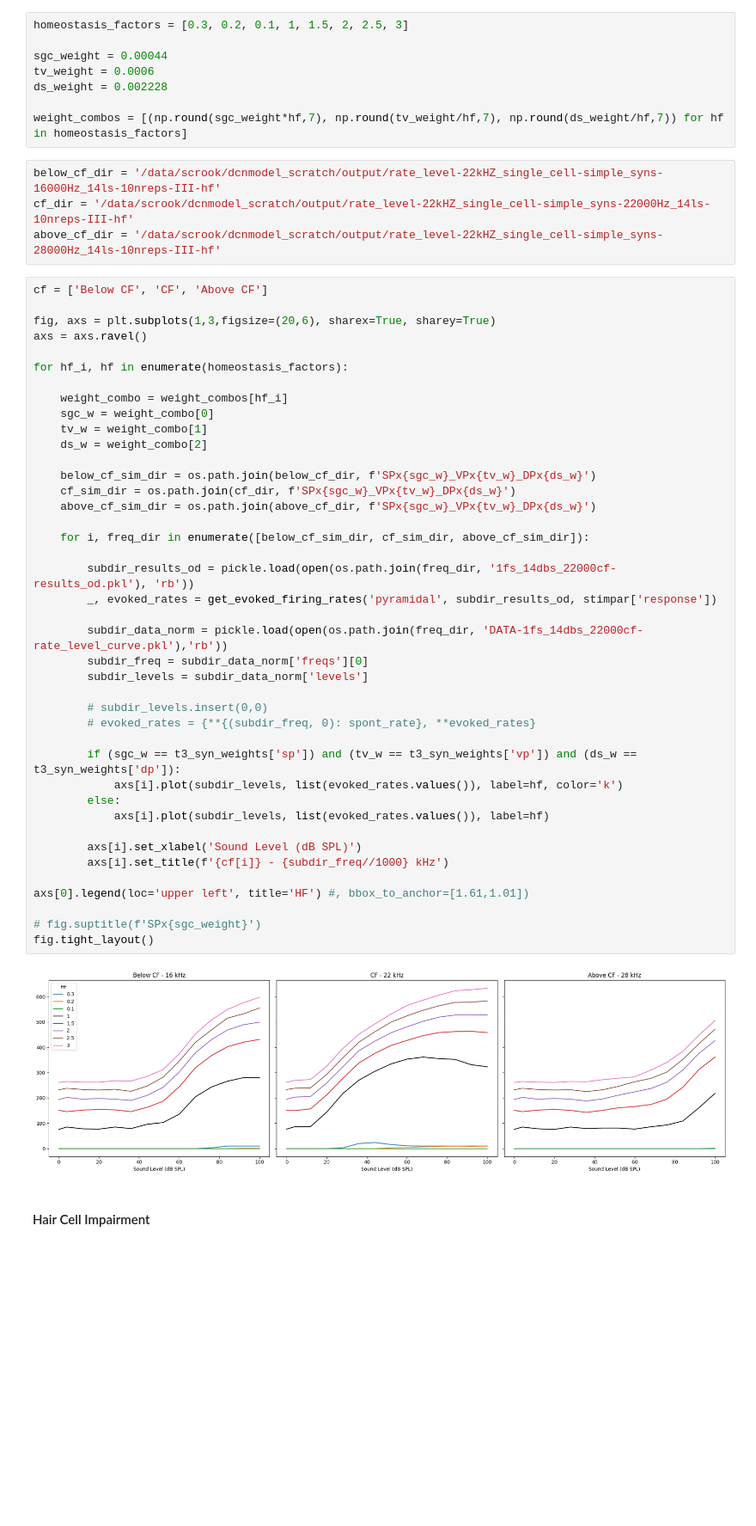
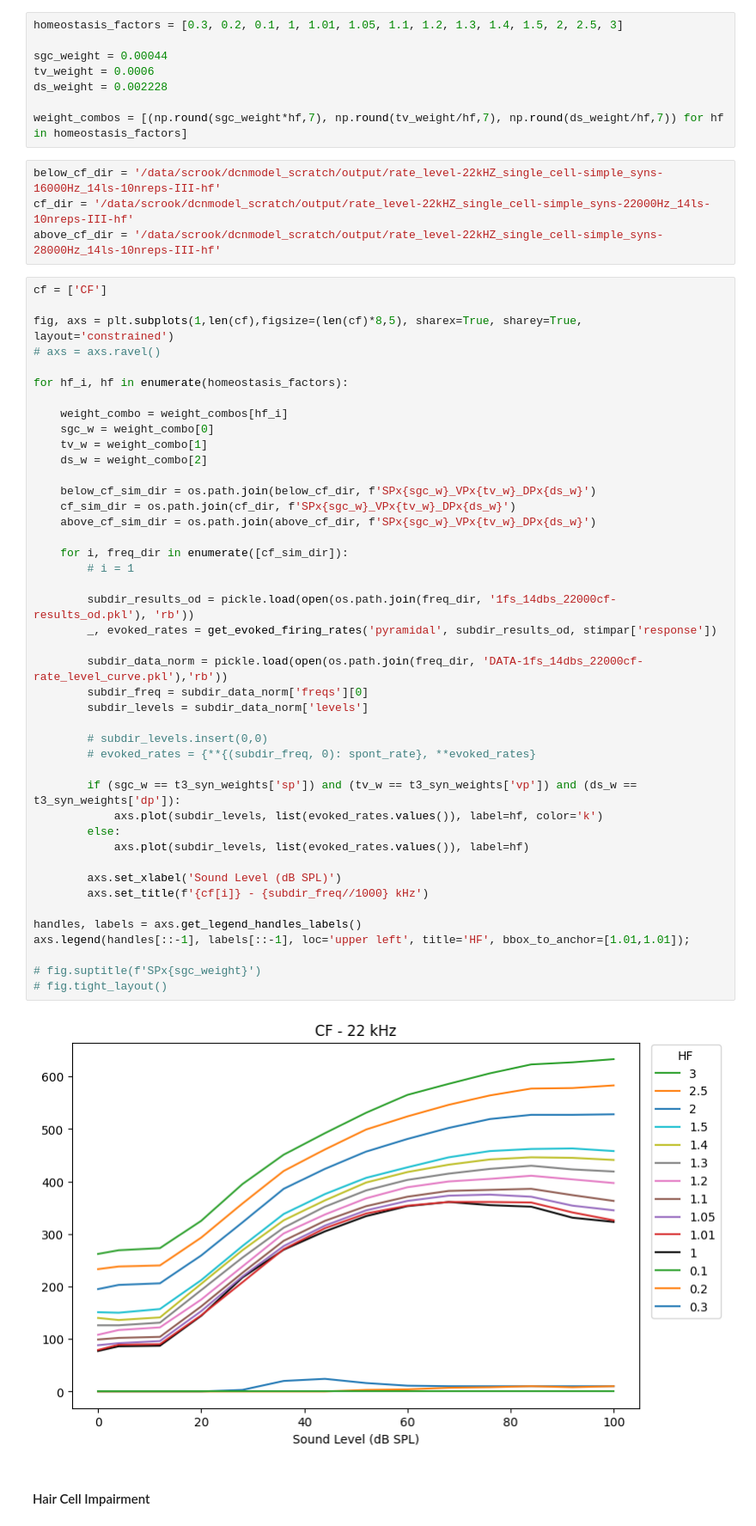
Before and after one commit to kedoxey/DCN_model, a Jupyter notebook: notebooks/SPC_network.ipynb, the cells around one changed output. Shown at 86% size. Saved outputs shown, nothing was run; the diff lists cells and outputs as text; blank space fills up the shorter version.

Commit message:
calculate probabilty density curves for SPC network and plot smaller increments of hf in hearing loss range

```diff
--- a/notebooks/SPC_network.ipynb
+++ b/notebooks/SPC_network.ipynb
@@ -604,7 +627,7 @@ for sgc_weight in sgc_weights:
 # %% [markdown]
 #### Homeostasis Factor
 # %%
-homeostasis_factors = [0.3, 0.2, 0.1, 1, 1.5, 2, 2.5, 3]
+homeostasis_factors = [0.3, 0.2, 0.1, 1, 1.01, 1.05, 1.1, 1.2, 1.3, 1.4, 1.5, 2, 2.5, 3]
 
 sgc_weight = 0.00044
 tv_weight = 0.0006
@@ -616,48 +639,50 @@ below_cf_dir = '/data/scrook/dcnmodel_scratch/output/rate_level-22kHZ_single_cel
 cf_dir = '/data/scrook/dcnmodel_scratch/output/rate_level-22kHZ_single_cell-simple_syns-22000Hz_14ls-10nreps-III-hf'
 above_cf_dir = '/data/scrook/dcnmodel_scratch/output/rate_level-22kHZ_single_cell-simple_syns-28000Hz_14ls-10nreps-III-hf'
 # %%
-cf = ['Below CF', 'CF', 'Above CF']
+cf = ['CF']
 
-fig, axs = plt.subplots(1,3,figsize=(20,6), sharex=True, sharey=True)
-axs = axs.ravel()
+fig, axs = plt.subplots(1,len(cf),figsize=(len(cf)*8,5), sharex=True, sharey=True, layout='constrained')
+# axs = axs.ravel()
 
 for hf_i, hf in enumerate(homeostasis_factors):
 
     weight_combo = weight_combos[hf_i]
     sgc_w = weight_combo[0]
     tv_w = weight_combo[1]
     ds_w = weight_combo[2]
 
     below_cf_sim_dir = os.path.join(below_cf_dir, f'SPx{sgc_w}_VPx{tv_w}_DPx{ds_w}')
     cf_sim_dir = os.path.join(cf_dir, f'SPx{sgc_w}_VPx{tv_w}_DPx{ds_w}')
     above_cf_sim_dir = os.path.join(above_cf_dir, f'SPx{sgc_w}_VPx{tv_w}_DPx{ds_w}')
 
-    for i, freq_dir in enumerate([below_cf_sim_dir, cf_sim_dir, above_cf_sim_dir]):
+    for i, freq_dir in enumerate([cf_sim_dir]):
+        # i = 1
 
         subdir_results_od = pickle.load(open(os.path.join(freq_dir, '1fs_14dbs_22000cf-results_od.pkl'), 'rb'))
         _, evoked_rates = get_evoked_firing_rates('pyramidal', subdir_results_od, stimpar['response'])
 
         subdir_data_norm = pickle.load(open(os.path.join(freq_dir, 'DATA-1fs_14dbs_22000cf-rate_level_curve.pkl'),'rb'))
         subdir_freq = subdir_data_norm['freqs'][0]
         subdir_levels = subdir_data_norm['levels']
 
         # subdir_levels.insert(0,0)
         # evoked_rates = {**{(subdir_freq, 0): spont_rate}, **evoked_rates}
 
         if (sgc_w == t3_syn_weights['sp']) and (tv_w == t3_syn_weights['vp']) and (ds_w == t3_syn_weights['dp']):
-            axs[i].plot(subdir_levels, list(evoked_rates.values()), label=hf, color='k')
+            axs.plot(subdir_levels, list(evoked_rates.values()), label=hf, color='k')
         else:
-            axs[i].plot(subdir_levels, list(evoked_rates.values()), label=hf)
+            axs.plot(subdir_levels, list(evoked_rates.values()), label=hf)
 
-        axs[i].set_xlabel('Sound Level (dB SPL)')
-        axs[i].set_title(f'{cf[i]} - {subdir_freq//1000} kHz')
+        axs.set_xlabel('Sound Level (dB SPL)')
+        axs.set_title(f'{cf[i]} - {subdir_freq//1000} kHz')
 
-axs[0].legend(loc='upper left', title='HF') #, bbox_to_anchor=[1.61,1.01])
+handles, labels = axs.get_legend_handles_labels()
+axs.legend(handles[::-1], labels[::-1], loc='upper left', title='HF', bbox_to_anchor=[1.01,1.01]);
 
 # fig.suptitle(f'SPx{sgc_weight}')
-fig.tight_layout()
+# fig.tight_layout()
 # %% [output]
-[figure, old version]
+[figure, new version]
 # %% [markdown]
 #### Hair Cell Impairment
 # %%
```
Also changed, not shown: parts of 14 cells of this notebook, 3 other files.
